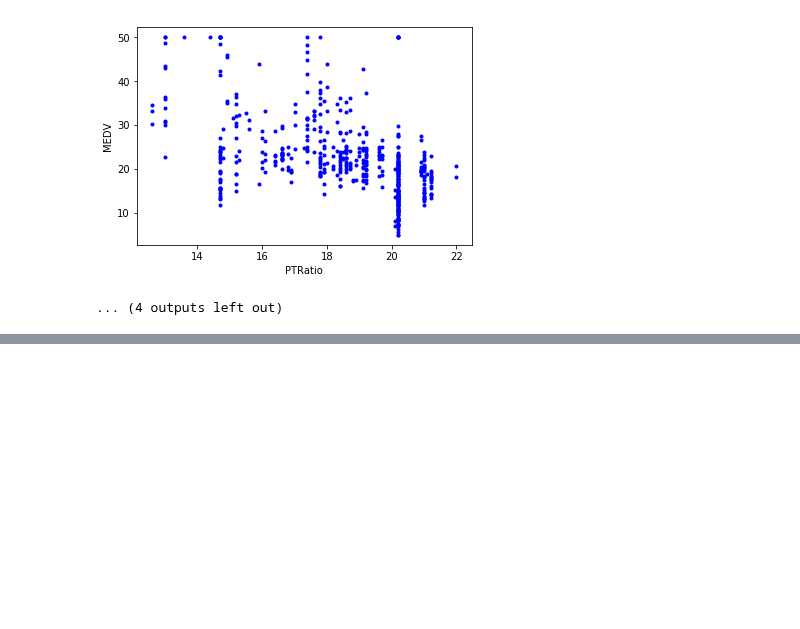
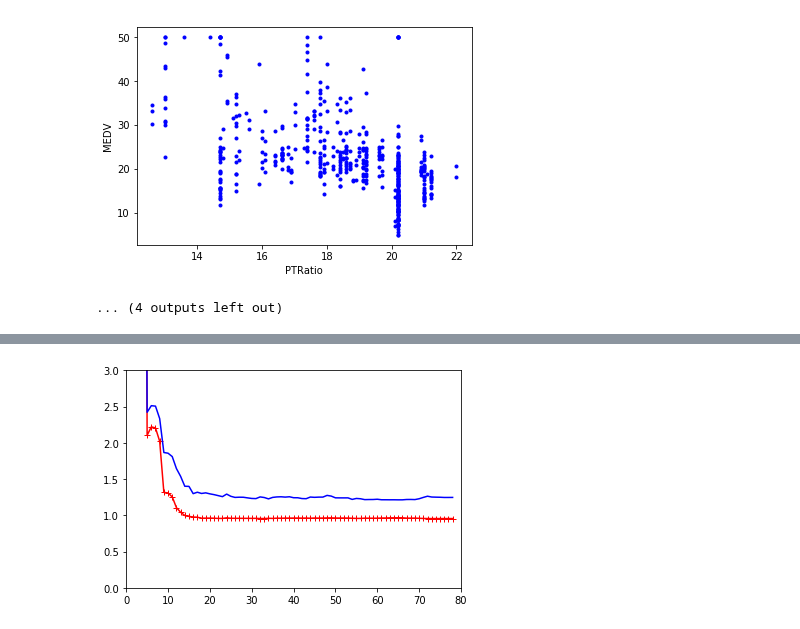
Before and after one commit to richss/cs455-ml-demos, a Jupyter notebook: Ch4-Demos.ipynb, the cells around one changed output, grey strips where cells are left out. Cells and saved outputs as stored; diff of their text form; code cells hidden in the pictures; blank space fills up the shorter version.

```diff
--- a/Ch4-Demos.ipynb
+++ b/Ch4-Demos.ipynb
@@ -467,0 +590,15 @@ mean_absolute_error(test_y, pred_y)
+# %%
+# Demo w/ Degree = 3
+
+from sklearn.pipeline import Pipeline
+from sklearn.linear_model import SGDRegressor
+
+deg = 3
+poly_reg = Pipeline([
+    ("poly_features", PolynomialFeatures(degree=deg, include_bias=False)),
+    ("lin_reg", LinearRegression()),
+    ])
+
+plot_learning_curves(poly_reg, X, y)
+# %% [output]
+[figure, added]
```
Also changed, not shown: parts of 33 cells of this notebook.
